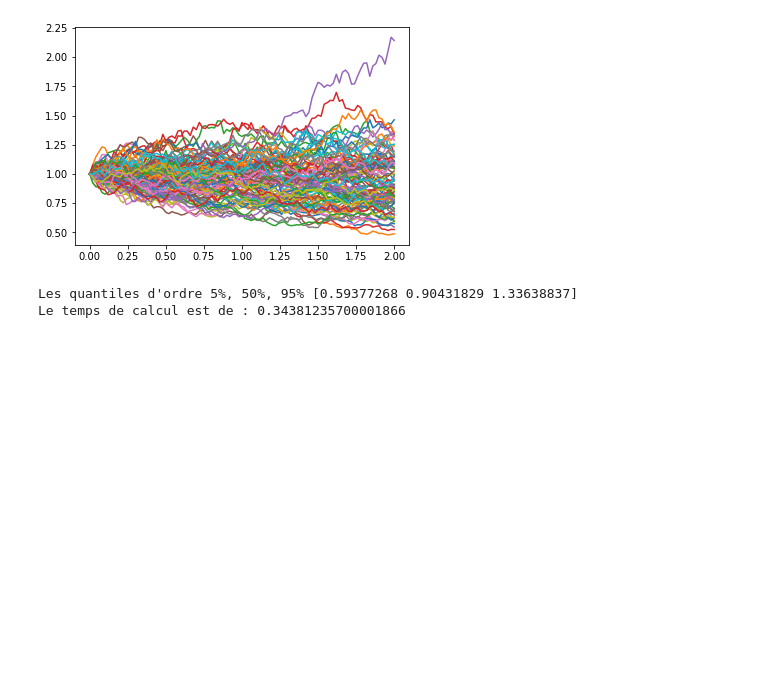
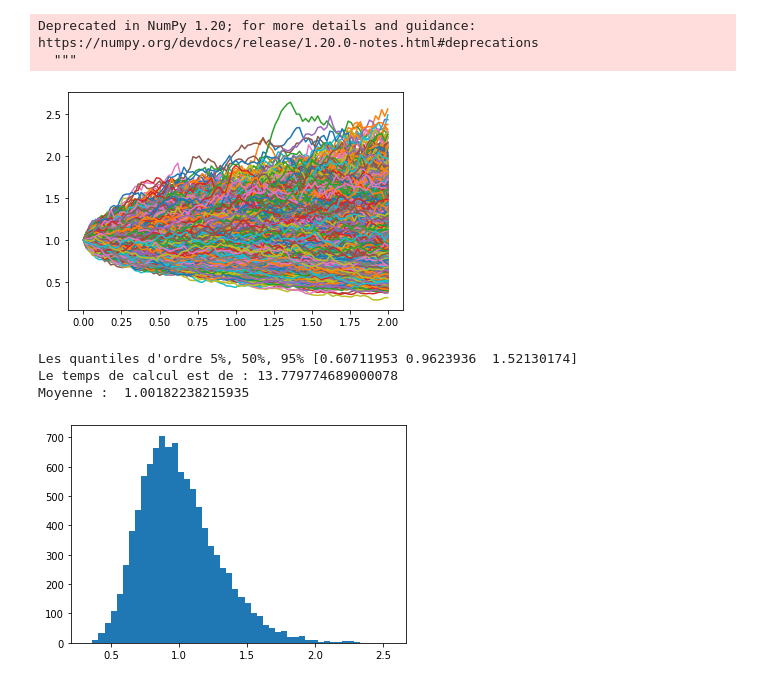
Before and after one commit to RomaricRichou/pie2021_option_swing, a Jupyter notebook: SimulationsMC.ipynb, the cells around one changed output. Drawn from its saved outputs; the diff is of its cells as text; code cells hidden in the pictures; blank space fills up the shorter version.

```diff
--- a/SimulationsMC.ipynb
+++ b/SimulationsMC.ipynb
@@ -40,37 +40,44 @@ def normal_mc(T,N,steps,S,r,sigma, show=False):
   dt = np.float(T) / steps
   # simulation of index levels
   SPath = np.zeros((steps + 1, N))
   SPath[0] = S
 
   z=np.random.randn(steps,N)
 
   for t in range(1, steps + 1):
     SPath[t] = SPath[t - 1] * np.exp((r - 0.5 * sigma ** 2) * dt + sigma * np.sqrt(dt) *z[t-1])
 
   if show:
     import matplotlib.pyplot as plt
     time=[i*dt for i in range(steps+1)]
     for i in range(N):
       plt.plot(time, SPath[:,i])
     plt.show()
   return SPath
 
 ## Visualisation des simulations et détermination des quantiles (utiles en terme de gestion de risque ?) + Affichage temps de calcul
 import numpy as np
 import time
+import matplotlib.pyplot as plt
 
 start=time.perf_counter()
-mc_test=normal_mc(2,100,100,1,0,0.2,show = True)
+mc_test=normal_mc(2,10000,100,1,0,0.2,show = True)
 end=time.perf_counter()
 
 
 print("Les quantiles d'ordre 5%, 50%, 95%",np.quantile(mc_test[100],[0.05,0.5,0.95]))
 #print("Le pourcentile de 1 est :",np.percentile(mc_test[100],1))
 print("Le temps de calcul est de :",end-start)
+plt.hist(mc_test[100],bins=50)
+print("Moyenne : ",np.mean(mc_test[100]))
 # %% [output]
+Deprecated in NumPy 1.20; for more details and guidance: https://numpy.org/devdocs/release/1.20.0-notes.html#deprecations
+  """
-[figure, old version]
+[figure, new version]
-Les quantiles d'ordre 5%, 50%, 95% [0.59377268 0.90431829 1.33638837]
-Le temps de calcul est de : 0.34381235700001866
+Les quantiles d'ordre 5%, 50%, 95% [0.60711953 0.9623936  1.52130174]
+Le temps de calcul est de : 13.779774689000078
+Moyenne :  1.00182238215935
+[figure, added]
 # %%
 !pip install -q pulp
 # %%
```
Also changed, not shown: parts of 4 cells of this notebook.
